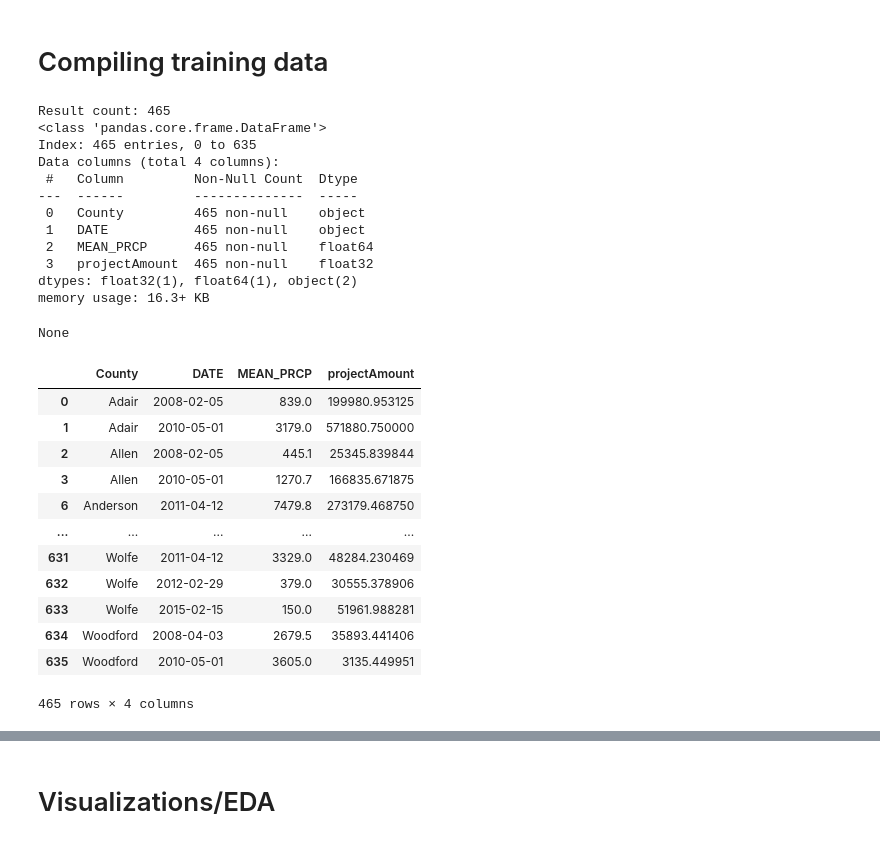
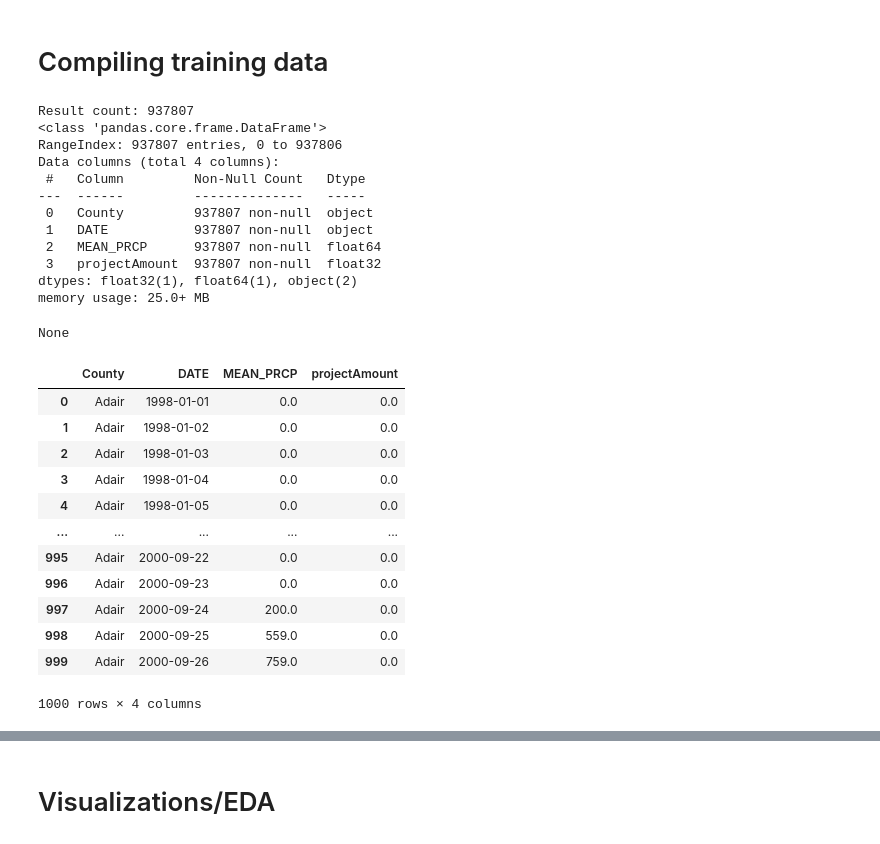
Before and after one commit to shawnericksen/Kentucky-Disaster-Road-Damages, a Jupyter notebook: main.ipynb, the cells around one changed output, grey strips where cells are left out. Saved outputs shown, nothing was run; the diff lists cells and outputs as text; code cells hidden in the pictures.

```diff
--- a/main.ipynb
+++ b/main.ipynb
@@ -316,7 +318,7 @@ None
 | 4 | US1KYMS0002 | 38.532425 | -83.754707 | 2009-04-21 | 329 | 3125 Mason\nName: NAME, dtype: ob... |
 # %%
 # Step 1: Load the county shapefile
-county_gdf = gpd.read_file("data/cb_2024_us_county_500k/cb_2024_us_county_500k.shp")
+county_gdf = gpd.read_file("zip://data/cb_2024_us_county_500k.zip")
 
 # Step 2: Filter for Kentucky using the 'STATEFP' column (FIPS code for KY is '21')
 kentucky_counties = county_gdf[county_gdf['STATEFP'] == '21']
@@ -541,51 +543,51 @@ None
 # %%
 disaster_with_precip['projectAmount'] = disaster_with_precip['projectAmount'].fillna(0.0)
 
 # Uncomment only for testing purposes
 # disaster_with_precip = disaster_with_precip[disaster_with_precip['projectAmount'] > 0.0]
 # disaster_with_precip = disaster_with_precip[disaster_with_precip['MEAN_PRCP'] == 0.0]
 
 Training_output = disaster_with_precip.groupby(
     ['County', 'DATE', 'MEAN_PRCP']
 )['projectAmount'].sum().reset_index()
 
 # Keep only the specified 4 columns (dropping the rest)
 Training_output = Training_output[['County', 'DATE', 'MEAN_PRCP', 'projectAmount']]
 
 # Exclude rows where MEAN_PRCP is 0.0 and projectAmount > 0.0
-Training_output = Training_output[
-    ~((Training_output['MEAN_PRCP'] == 0.0) & (Training_output['projectAmount'] > 0.0))
-]
+# Training_output = Training_output[
+#     ~((Training_output['MEAN_PRCP'] == 0.0) & (Training_output['projectAmount'] > 0.0))
+# ]
 
 print("Result count:", len(Training_output))
 display(Training_output.info())
 display(Training_output.head(1000))
 # %% [output]
-Result count: 465
+Result count: 937807
 <class 'pandas.core.frame.DataFrame'>
-Index: 465 entries, 0 to 635
+RangeIndex: 937807 entries, 0 to 937806
 Data columns (total 4 columns):
- #   Column         Non-Null Count  Dtype
----  ------         --------------  -----
- 0   County         465 non-null    object
- 1   DATE           465 non-null    object
- 2   MEAN_PRCP      465 non-null    float64
- 3   projectAmount  465 non-null    float32
+ #   Column         Non-Null Count   Dtype
+---  ------         --------------   -----
+ 0   County         937807 non-null  object
+ 1   DATE           937807 non-null  object
+ 2   MEAN_PRCP      937807 non-null  float64
+ 3   projectAmount  937807 non-null  float32
 dtypes: float32(1), float64(1), object(2)
-memory usage: 16.3+ KB
+memory usage: 25.0+ MB
 None
 |  | County | DATE | MEAN_PRCP | projectAmount |
-| 0 | Adair | 2008-02-05 | 839.0 | 199980.953125 |
-| 1 | Adair | 2010-05-01 | 3179.0 | 571880.750000 |
-| 2 | Allen | 2008-02-05 | 445.1 | 25345.839844 |
-| 3 | Allen | 2010-05-01 | 1270.7 | 166835.671875 |
-| 6 | Anderson | 2011-04-12 | 7479.8 | 273179.468750 |
+| 0 | Adair | 1998-01-01 | 0.0 | 0.0 |
+| 1 | Adair | 1998-01-02 | 0.0 | 0.0 |
+| 2 | Adair | 1998-01-03 | 0.0 | 0.0 |
+| 3 | Adair | 1998-01-04 | 0.0 | 0.0 |
+| 4 | Adair | 1998-01-05 | 0.0 | 0.0 |
 | ... | ... | ... | ... | ... |
-| 631 | Wolfe | 2011-04-12 | 3329.0 | 48284.230469 |
-| 632 | Wolfe | 2012-02-29 | 379.0 | 30555.378906 |
-| 633 | Wolfe | 2015-02-15 | 150.0 | 51961.988281 |
-| 634 | Woodford | 2008-04-03 | 2679.5 | 35893.441406 |
-| 635 | Woodford | 2010-05-01 | 3605.0 | 3135.449951 |
+| 995 | Adair | 2000-09-22 | 0.0 | 0.0 |
+| 996 | Adair | 2000-09-23 | 0.0 | 0.0 |
+| 997 | Adair | 2000-09-24 | 200.0 | 0.0 |
+| 998 | Adair | 2000-09-25 | 559.0 | 0.0 |
+| 999 | Adair | 2000-09-26 | 759.0 | 0.0 |
-465 rows × 4 columns
+1000 rows × 4 columns
 # %%
 # Aggregate By County and Day
```
Also changed, not shown: parts of 7 cells of this notebook.
